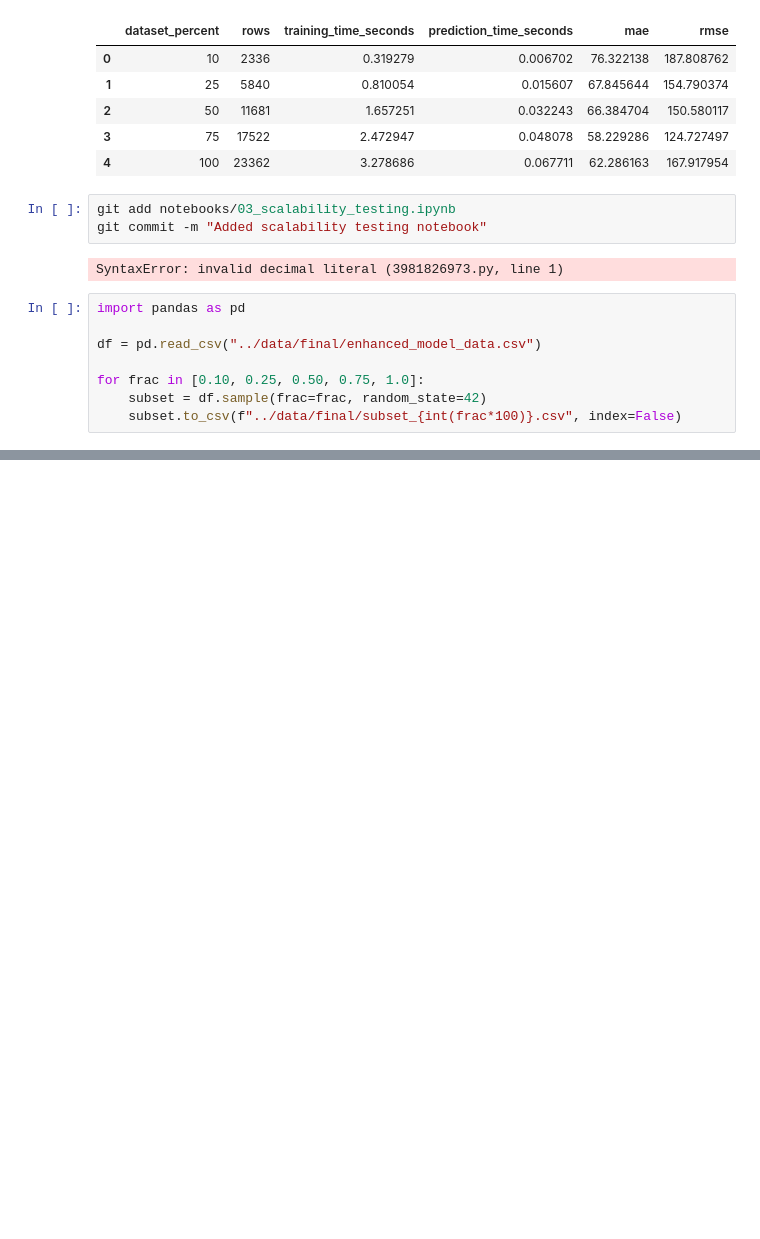
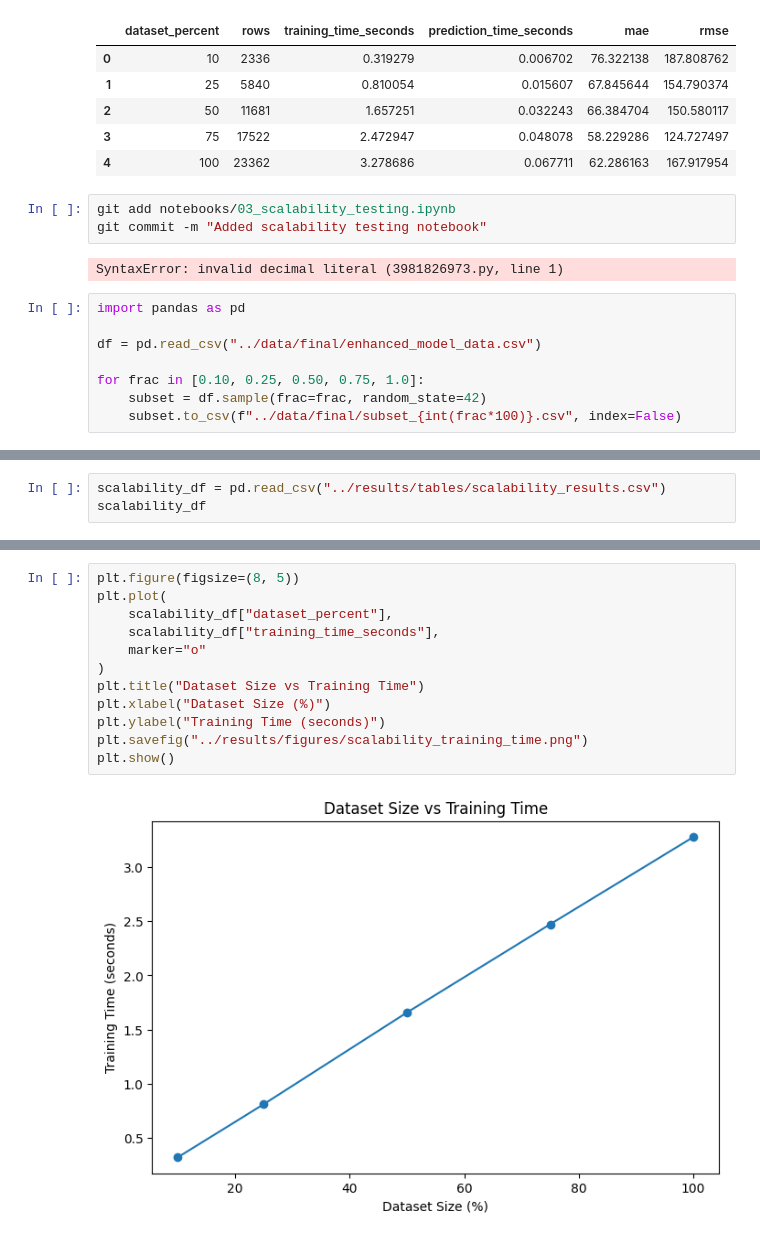
Before and after one commit to Mirza-mohammed/workflow_predictive_analytics, a Jupyter notebook: notebooks/03_scalability_testing.ipynb, the cells around one changed output, grey strips where cells are left out. Saved outputs shown, nothing was run; the diff lists cells and outputs as text; blank space fills up the shorter version.

Commit message:
Finalized results, robustness experiment, and report evidence

```diff
--- a/notebooks/03_scalability_testing.ipynb
+++ b/notebooks/03_scalability_testing.ipynb
@@ -78,0 +82,3 @@ for frac in [0.10, 0.25, 0.50, 0.75, 1.0]:
+# %%
+scalability_df = pd.read_csv("../results/tables/scalability_results.csv")
+scalability_df
@@ -78,0 +101,14 @@ for frac in [0.10, 0.25, 0.50, 0.75, 1.0]:
+# %%
+plt.figure(figsize=(8, 5))
+plt.plot(
+    scalability_df["dataset_percent"],
+    scalability_df["training_time_seconds"],
+    marker="o"
+)
+plt.title("Dataset Size vs Training Time")
+plt.xlabel("Dataset Size (%)")
+plt.ylabel("Training Time (seconds)")
+plt.savefig("../results/figures/scalability_training_time.png")
+plt.show()
+# %% [output]
+[figure, added]
```
Also changed, not shown: parts of 16 cells of this notebook, 24 other files.
